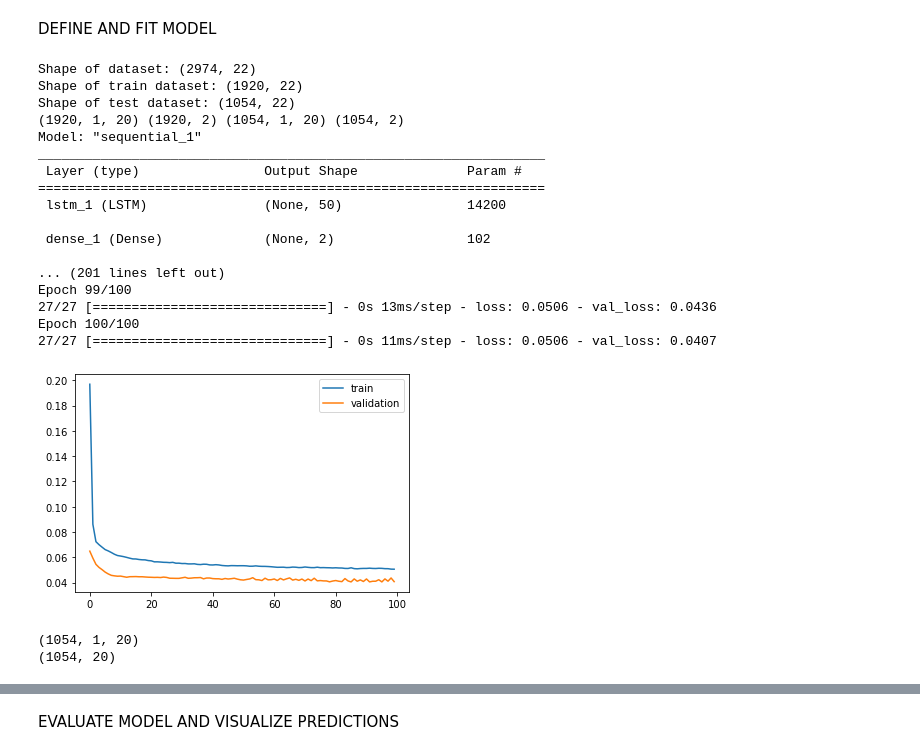
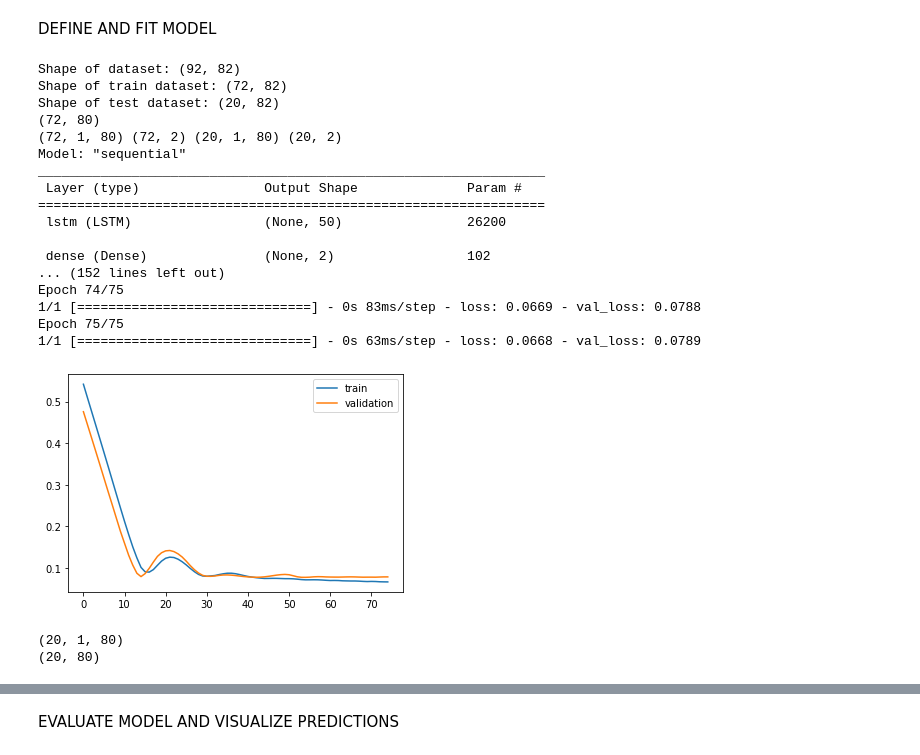
Before and after one commit to junzis/atdelay, a Jupyter notebook: LSTM_model.ipynb, the cells around one changed output, grey strips where cells are left out. Cells and saved outputs as stored; diff of their text form; code cells hidden in the pictures.

Commit message:
updates to LSTM

```diff
--- a/LSTM_model.ipynb
+++ b/LSTM_model.ipynb
@@ -47,9 +54,9 @@ def series_to_supervised(data, n_in=1, n_out=1, dropnan=True):
 
 
 
-dataset = generateNNdata("EGLL", timeslotLength=15, catagoricalFlightDuration=False)
+dataset = generateNNdata("EGLL", timeslotLength=15, catagoricalFlightDuration=False, start=datetime(2019, 3, 1), end=datetime(2019, 3, 1))
 dataset = dataset.set_index("timeslot")
-
+# print(dataset.index)
 # dataset.columns = [
 #     "departing",
 #     "arriving",
@@ -84,11 +91,12 @@ dataset.insert(len(dataset.columns), 'arrivalsArrivalDelay', label2)
 display(dataset)
 # Get first month of Data
 number_of_months = 1
-index_slice = number_of_months * 4 * 24 * 31 - 1
+number_of_days = 1
+index_slice = number_of_days * 4 * 24
 dataset = dataset.iloc[0:index_slice]
 
 # summarize first 5 rows
-display(dataset)
+print(dataset.head(75))
 
 # Normalize values
 values = dataset.values
@@ -103,10 +111,10 @@ scaled = scaler.fit_transform(values)
 
 # frame as supervised learning
 number_of_past_steps = 1
-number_of_future_steps = 1
+number_of_future_steps = 4
 reframed = series_to_supervised(scaled, n_in=number_of_past_steps, n_out=number_of_future_steps)
 # drop columns we don't want to predict
-reframed.drop(columns=reframed.columns[[i for i in range(20,38)]], inplace=True)  # I don't think we need this, but not sure
+reframed.drop(columns=reframed.columns[[i for i in range(len(reframed.columns)-20, len(reframed.columns)-2)]], inplace=True)  # I don't think we need this, but not sure
 display(reframed)
 # %% [output]
 |  | departing | arriving | lowcost | arrivalsFlightDuration | arrivalsDepartureDelay | departuresFlightDuration | ... |
@@ -162,9 +173,10 @@ DEFINE AND FIT MODEL
 # %%
 # split into train and test sets
 values = reframed.values
-number_of_days_to_train = 20
+# number_of_days_to_train = 20
+number_of_hours_to_train = 18
 number_of_timeslots_in_one_hour = 4 # 4 for 15 minute intervals, 1 for 1 hour intervals
-train_index = number_of_days_to_train * 24 * number_of_timeslots_in_one_hour
+train_index = number_of_hours_to_train * number_of_timeslots_in_one_hour
 
 train = values[:(train_index), :]
 #validation = values[(train_index-30):train_index, :]
@@ -174,59 +186,59 @@ print('Shape of dataset:', reframed.shape)
 print('Shape of train dataset:', train.shape)
 print('Shape of test dataset:', test.shape)
 #print('Shape of validation dataset:', validation.shape)
 
 # split into input and outputs
 train_X, train_y = train[:, :-2], train[:, -2:]
 test_X, test_y = test[:, :-2], test[:, -2:]
 #val_X, val_y = validation[:, :-1], validation[:, -1]
-
+print(train_X.shape)
 # reshape input to be 3D [samples, timesteps, features]
-train_X = train_X.reshape((train_X.shape[0], number_of_past_steps, train_X.shape[1]))
-test_X = test_X.reshape((test_X.shape[0], number_of_past_steps, test_X.shape[1]))
+train_X = train_X.reshape((train_X.shape[0], -1, train_X.shape[1]))
+test_X = test_X.reshape((test_X.shape[0], -1, test_X.shape[1]))
 #val_X = val_X.reshape((val_X.shape[0], number_of_time_steps, val_X.shape[1]))
 print(train_X.shape, train_y.shape, test_X.shape, test_y.shape) #val_X.shape, val_y.shape)
 
 
 # design network
 model = Sequential()
 model.add(LSTM(50, input_shape=(train_X.shape[1], train_X.shape[2])))
 model.add(Dense(2))
 model.compile(loss='mae', optimizer='adam')
 model.summary()
 # fit network
-history = model.fit(train_X, train_y, epochs=100, batch_size=72, validation_data = (test_X, test_y), verbose=1, shuffle=False) #validation_data=(val_X, val_y),
+history = model.fit(train_X, train_y, epochs=75, batch_size=72, validation_data = (test_X, test_y), verbose=1, shuffle=False) #validation_data=(val_X, val_y),
 # plot history
 pyplot.plot(history.history['loss'], label='train')
 pyplot.plot(history.history['val_loss'], label='validation')
 pyplot.legend()
 pyplot.show()
 # %% [output]
-Shape of dataset: (2974, 22)
-Shape of train dataset: (1920, 22)
-Shape of test dataset: (1054, 22)
-(1920, 1, 20) (1920, 2) (1054, 1, 20) (1054, 2)
-Model: "sequential_1"
+Shape of dataset: (92, 82)
+Shape of train dataset: (72, 82)
+Shape of test dataset: (20, 82)
+(72, 80)
+(72, 1, 80) (72, 2) (20, 1, 80) (20, 2)
+Model: "sequential"
 _________________________________________________________________
  Layer (type)                Output Shape              Param #
 =================================================================
- lstm_1 (LSTM)               (None, 50)                14200
+ lstm (LSTM)                 (None, 50)                26200
 
- dense_1 (Dense)             (None, 2)                 102
-
-... (201 lines left out)
-Epoch 99/100
-27/27 [==============================] - 0s 13ms/step - loss: 0.0506 - val_loss: 0.0436
-Epoch 100/100
-27/27 [==============================] - 0s 11ms/step - loss: 0.0506 - val_loss: 0.0407
+ dense (Dense)               (None, 2)                 102
+... (152 lines left out)
+Epoch 74/75
+1/1 [==============================] - 0s 83ms/step - loss: 0.0669 - val_loss: 0.0788
+Epoch 75/75
+1/1 [==============================] - 0s 63ms/step - loss: 0.0668 - val_loss: 0.0789
-[figure, old version]
+[figure, new version]
 # %%
 print(test_X.shape)
 yhat = model.predict(test_X)
 test_X = test_X.reshape((test_X.shape[0], test_X.shape[2]))
 print(test_X.shape)
 # %% [output]
-(1054, 1, 20)
-(1054, 20)
+(20, 1, 80)
+(20, 80)
 # %%
 print(yhat)
 print(test_y)
```
Also changed, not shown: parts of 8 cells of this notebook, 1 other file.
